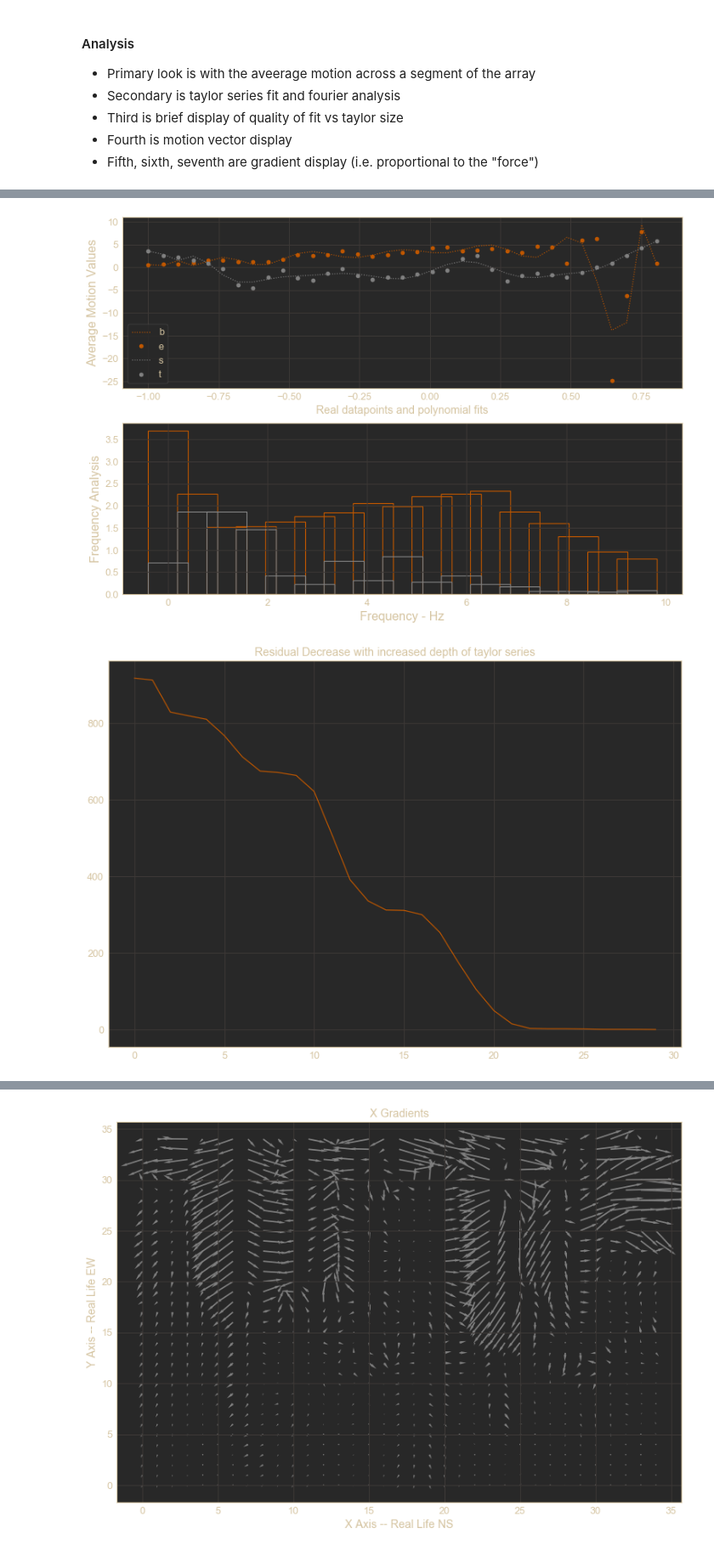
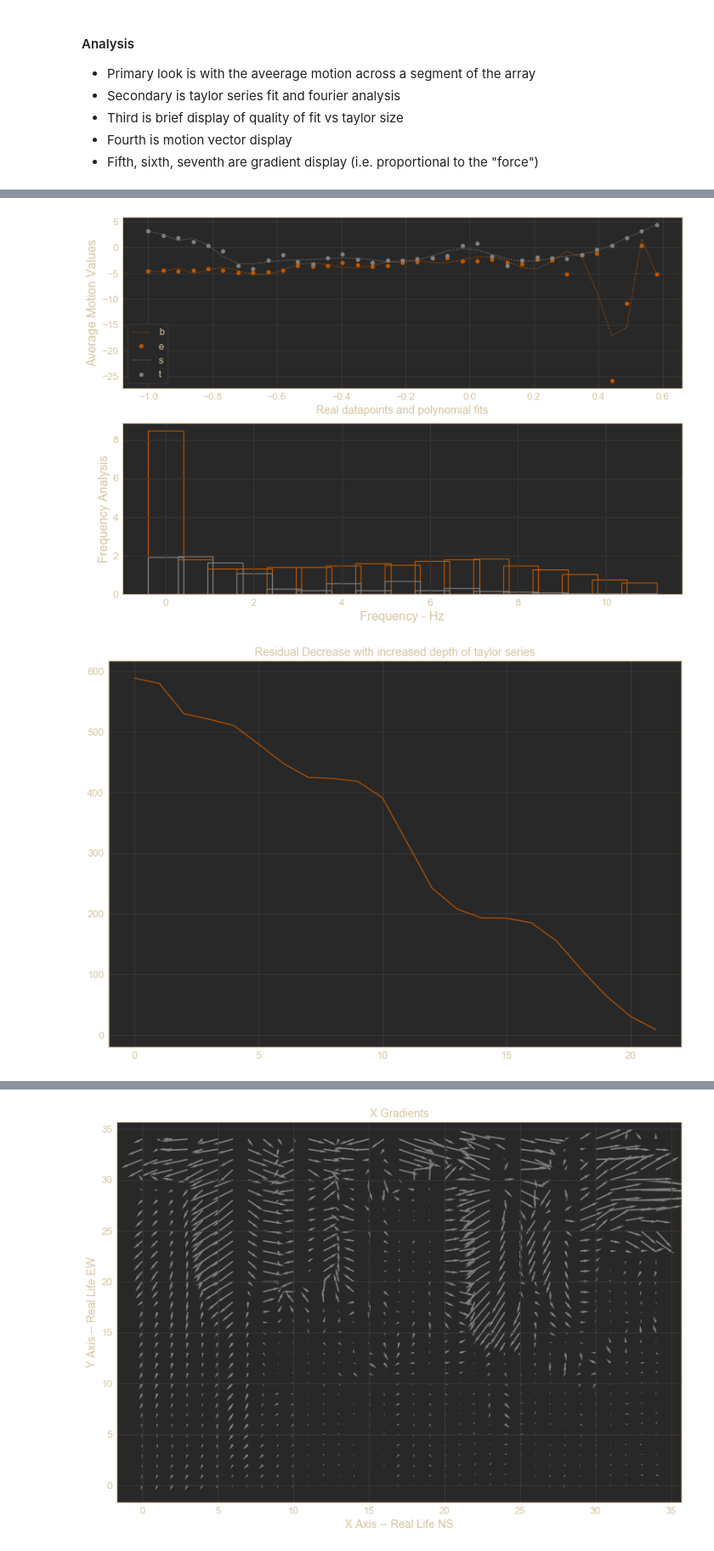
Before and after one commit to trdougherty/Quant_Mo, a Jupyter notebook: quomo_notebook.ipynb, the cells around one changed output, grey strips where cells are left out. Shown at 85% size. Drawn from its saved outputs; the diff is of its cells as text; code cells hidden in the pictures.

```diff
--- a/quomo_notebook.ipynb
+++ b/quomo_notebook.ipynb
@@ -24,7 +24,7 @@ import ucert
 
 ##### This segment will be setting initial color schemes and building mappings for heatmaps
 # %%
-day = 'final'
+day = 'fridays'
 color1 = '#bf5700'
 color2 = '#808080'
 rgb_color1 = mpl.colors.to_rgb(color1)
@@ -172,22 +172,22 @@ ax.set_xlabel(r'Frequency - Hz', size =16)
 
 plt.show()
 # %% [output]
-[figure, old version]
+[figure, new version]
 # %%
 residuals = []
-test_range = 30
+test_range = 22
 for i in range(test_range):
     Vy, residual, rank, singular_values, rcond = np.polyfit(X,y_avg,i,full=True)
     residuals.append(residual)
 
 R = np.array(residuals)
 R = R.flatten()
 X_vals = np.array(range(test_range))
 plt.plot(X_vals, R, color=color1)
 plt.title("Residual Decrease with increased depth of taylor series")
 plt.show()
 # %% [output]
-[figure, old version]
+[figure, new version]
 # %%
 ## This is a study on the variance over time of the system
 var_evo = np.load(day+'_var.npy')
```
Also changed, not shown: parts of 5 cells of this notebook.
